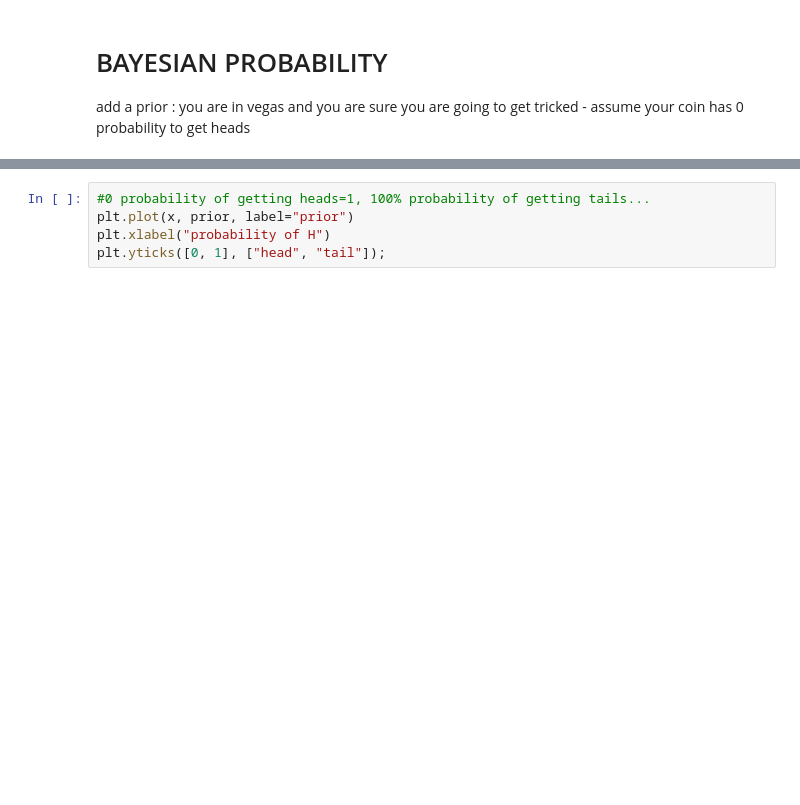
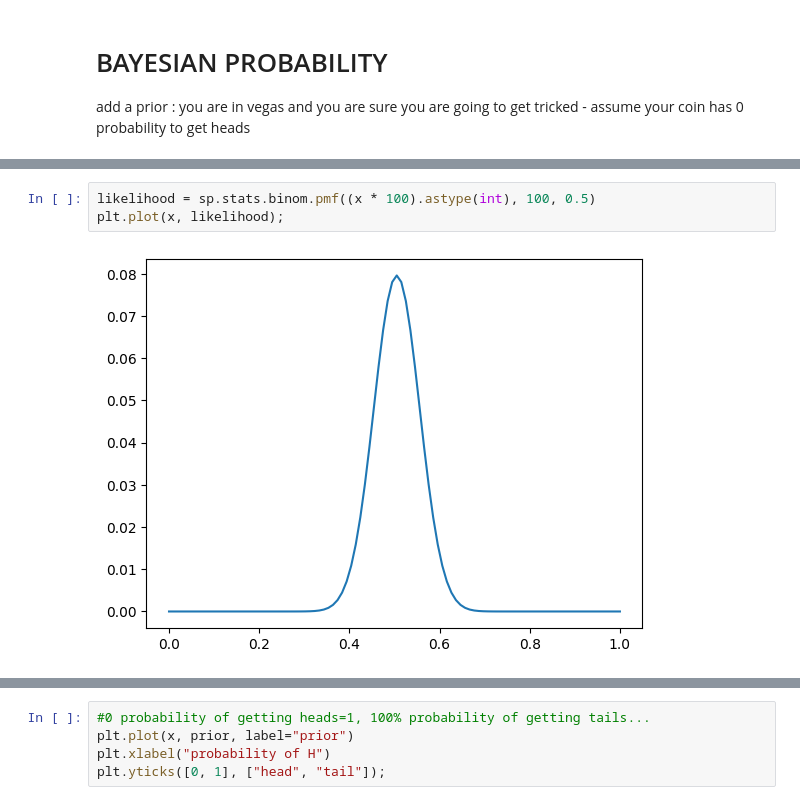
Before and after one commit to zberis/DSPS_ZBeris, a Jupyter notebook: Copy_of_Instructions_coin_tosses.ipynb, the cells around one changed output, grey strips where cells are left out. Saved outputs shown, nothing was run; the diff lists cells and outputs as text; blank space fills up the shorter version.

```diff
--- a/Copy_of_Instructions_coin_tosses.ipynb
+++ b/Copy_of_Instructions_coin_tosses.ipynb
@@ -119,0 +129,5 @@ add a prior : you are in vegas and you are sure you are going to get tricked - a
+# %%
+likelihood = sp.stats.binom.pmf((x * 100).astype(int), 100, 0.5)
+plt.plot(x, likelihood);
+# %% [output]
+[figure, added]
```
Also changed, not shown: parts of 5 cells of this notebook.
